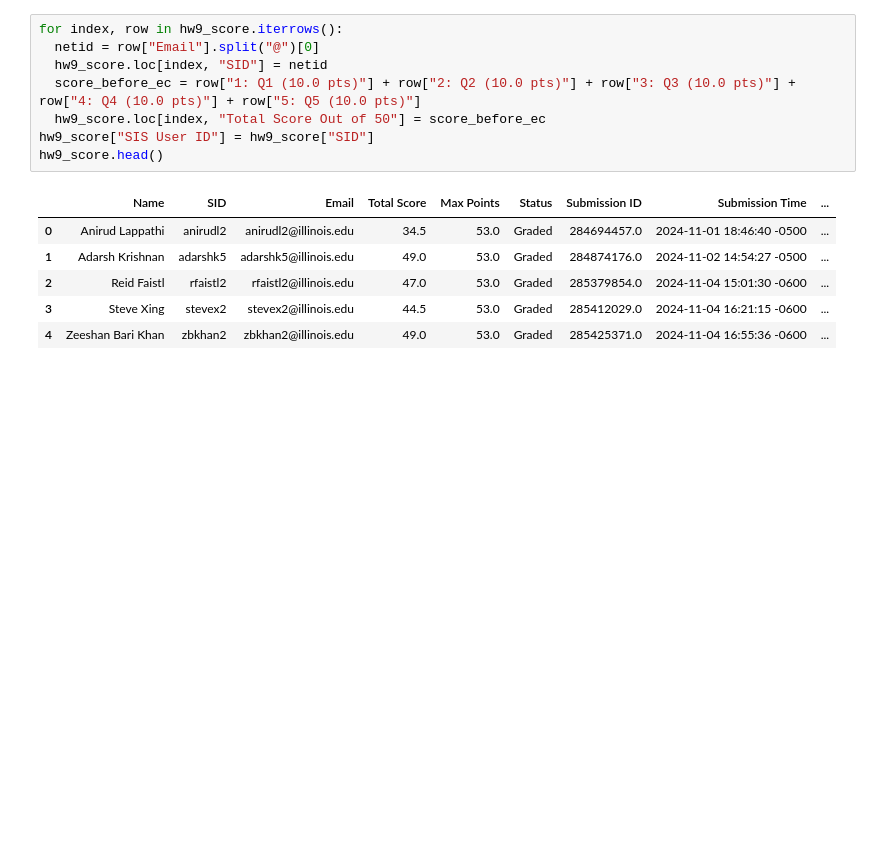
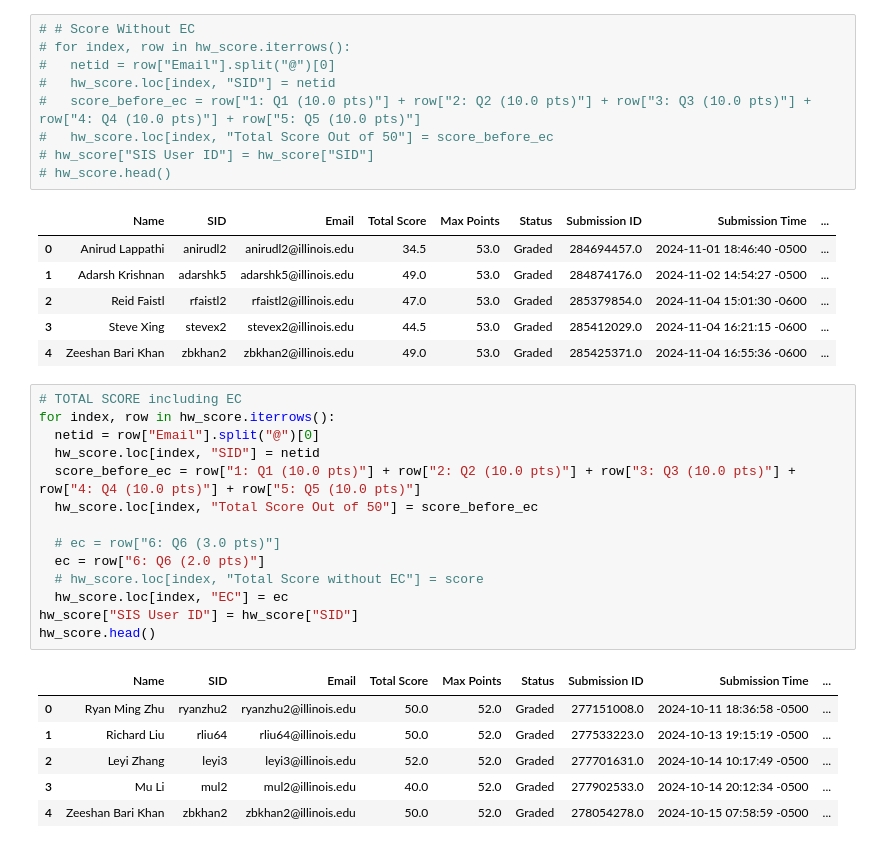
Before and after one commit to Fr4nk03/canvas_upload, a Jupyter notebook: CS361_grade_upload.ipynb, the cells around one changed output. Drawn from its saved outputs; the diff is of its cells as text; blank space fills up the shorter version.

```diff
--- a/CS361_grade_upload.ipynb
+++ b/CS361_grade_upload.ipynb
@@ -16,11 +16,12 @@ hw9_score.head()
 # %%
-for index, row in hw9_score.iterrows():
-  netid = row["Email"].split("@")[0]
-  hw9_score.loc[index, "SID"] = netid
-  score_before_ec = row["1: Q1 (10.0 pts)"] + row["2: Q2 (10.0 pts)"] + row["3: Q3 (10.0 pts)"] + row["4: Q4 (10.0 pts)"] + row["5: Q5 (10.0 pts)"]
-  hw9_score.loc[index, "Total Score Out of 50"] = score_before_ec
-hw9_score["SIS User ID"] = hw9_score["SID"]
-hw9_score.head()
+# # Score Without EC
+# for index, row in hw_score.iterrows():
+#   netid = row["Email"].split("@")[0]
+#   hw_score.loc[index, "SID"] = netid
+#   score_before_ec = row["1: Q1 (10.0 pts)"] + row["2: Q2 (10.0 pts)"] + row["3: Q3 (10.0 pts)"] + row["4: Q4 (10.0 pts)"] + row["5: Q5 (10.0 pts)"]
+#   hw_score.loc[index, "Total Score Out of 50"] = score_before_ec
+# hw_score["SIS User ID"] = hw_score["SID"]
+# hw_score.head()
 # %% [output]
 |  | Name | SID | Email | Total Score | Max Points | Status | Submission ID | Submission Time | ... |
 | 0 | Anirud Lappathi | anirudl2 | anirudl2@illinois.edu | 34.5 | 53.0 | Graded | 284694457.0 | 2024-11-01 18:46:40 -0500 | ... |
@@ -28,5 +29,26 @@ hw9_score.head()
 | 2 | Reid Faistl | rfaistl2 | rfaistl2@illinois.edu | 47.0 | 53.0 | Graded | 285379854.0 | 2024-11-04 15:01:30 -0600 | ... |
 | 3 | Steve Xing | stevex2 | stevex2@illinois.edu | 44.5 | 53.0 | Graded | 285412029.0 | 2024-11-04 16:21:15 -0600 | ... |
 | 4 | Zeeshan Bari Khan | zbkhan2 | zbkhan2@illinois.edu | 49.0 | 53.0 | Graded | 285425371.0 | 2024-11-04 16:55:36 -0600 | ... |
+# %%
+# TOTAL SCORE including EC
+for index, row in hw_score.iterrows():
+  netid = row["Email"].split("@")[0]
+  hw_score.loc[index, "SID"] = netid
+  score_before_ec = row["1: Q1 (10.0 pts)"] + row["2: Q2 (10.0 pts)"] + row["3: Q3 (10.0 pts)"] + row["4: Q4 (10.0 pts)"] + row["5: Q5 (10.0 pts)"]
+  hw_score.loc[index, "Total Score Out of 50"] = score_before_ec
+
+  # ec = row["6: Q6 (3.0 pts)"]
+  ec = row["6: Q6 (2.0 pts)"]
+  # hw_score.loc[index, "Total Score without EC"] = score
+  hw_score.loc[index, "EC"] = ec
+hw_score["SIS User ID"] = hw_score["SID"]
+hw_score.head()
+# %% [output]
+|  | Name | SID | Email | Total Score | Max Points | Status | Submission ID | Submission Time | ... |
+| 0 | Ryan Ming Zhu | ryanzhu2 | ryanzhu2@illinois.edu | 50.0 | 52.0 | Graded | 277151008.0 | 2024-10-11 18:36:58 -0500 | ... |
+| 1 | Richard Liu | rliu64 | rliu64@illinois.edu | 50.0 | 52.0 | Graded | 277533223.0 | 2024-10-13 19:15:19 -0500 | ... |
+| 2 | Leyi Zhang | leyi3 | leyi3@illinois.edu | 52.0 | 52.0 | Graded | 277701631.0 | 2024-10-14 10:17:49 -0500 | ... |
+| 3 | Mu Li | mul2 | mul2@illinois.edu | 40.0 | 52.0 | Graded | 277902533.0 | 2024-10-14 20:12:34 -0500 | ... |
+| 4 | Zeeshan Bari Khan | zbkhan2 | zbkhan2@illinois.edu | 50.0 | 52.0 | Graded | 278054278.0 | 2024-10-15 07:58:59 -0500 | ... |
 # %%
 canvas_grade = pd.read_csv("canvas_gradebook.csv")
```
Also changed, not shown: parts of 6 cells of this notebook, 1 other file.
